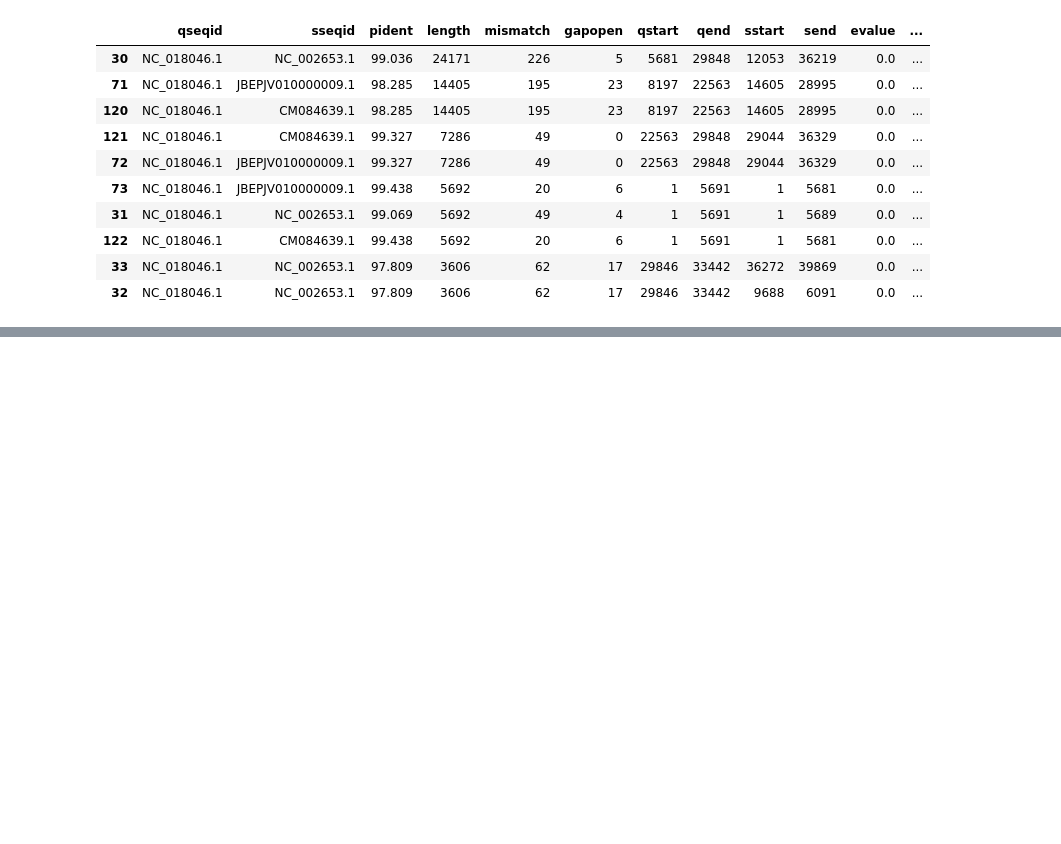
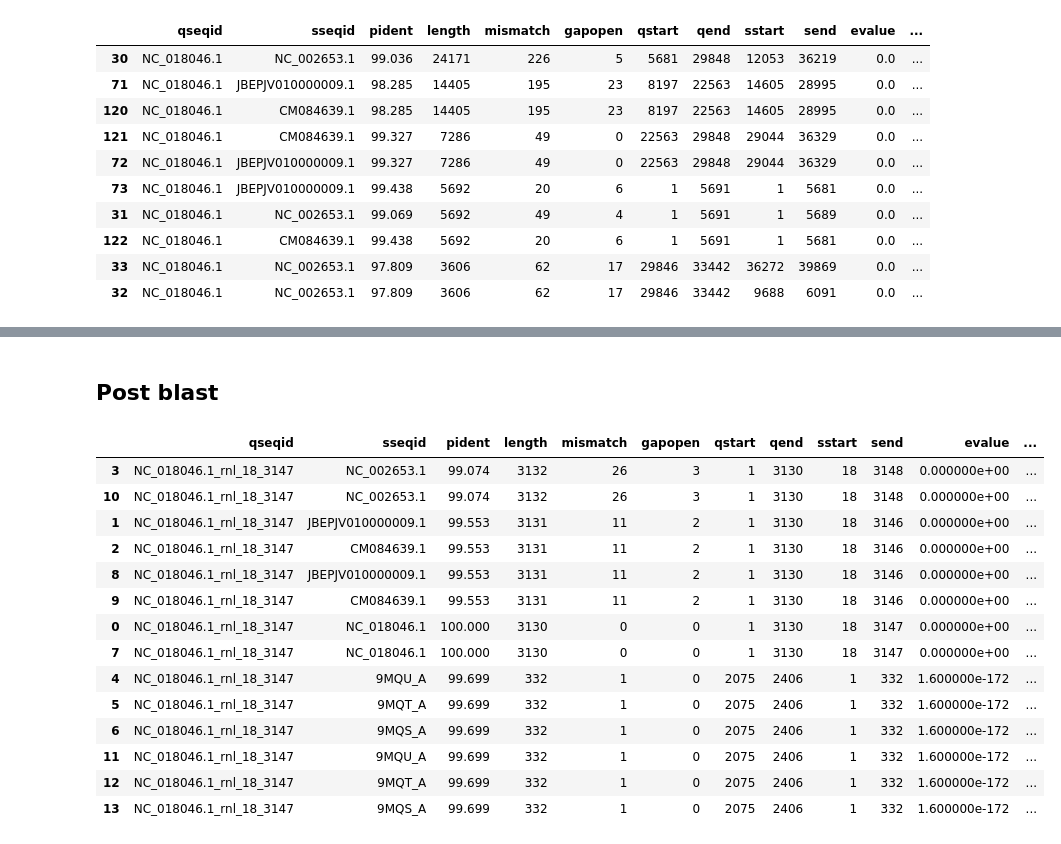
Before and after one commit to prince-ravi-leow/mol_evol_phylo_proj, a Jupyter notebook: notebook/Download_sequences.ipynb, the cells around one changed output, grey strips where cells are left out. Drawn from its saved outputs; the diff is of its cells as text; code cells hidden in the pictures; blank space fills up the shorter version.

Commit message:
candidata large ribosomal rRNA gene blast

```diff
--- a/notebook/Download_sequences.ipynb
+++ b/notebook/Download_sequences.ipynb
@@ -200,7 +116,7 @@ All done! FASTA files saved to: /Users/prince/proj/mol_evol_phylo_proj/data/geno
 # %%
-headers = "qseqid sseqid pident length mismatch gapopen qstart qend sstart send evalue bitscore".split(" ")
+headers = "qseqid sseqid pident length mismatch gapopen qstart qend sstart send evalue bitscore".split(
+    " "
+)
 df = pd.read_table("../data/results.out", names=headers)
 # remove self-hits
-df = df[~(
-    df["qseqid"] == df["sseqid"]
-)]
+df = df[~(df["qseqid"] == df["sseqid"])]
@@ -230,0 +265,23 @@ sns.histplot(data=df[df["length"] < 2000], x = "length")
+# %% [markdown]
+## Post blast
+# %%
+dfA = pd.read_table("../data/ref_rnl_blast.out", names=headers)
+# remove self-hits
+dfA = dfA[~(dfA["qseqid"] == dfA["sseqid"])]
+dfA.sort_values("length", ascending=False)
+# %% [output]
+|  | qseqid | sseqid | pident | length | mismatch | gapopen | qstart | qend | sstart | send | evalue | ... |
+| 3 | NC_018046.1_rnl_18_3147 | NC_002653.1 | 99.074 | 3132 | 26 | 3 | 1 | 3130 | 18 | 3148 | 0.000000e+00 | ... |
+| 10 | NC_018046.1_rnl_18_3147 | NC_002653.1 | 99.074 | 3132 | 26 | 3 | 1 | 3130 | 18 | 3148 | 0.000000e+00 | ... |
+| 1 | NC_018046.1_rnl_18_3147 | JBEPJV010000009.1 | 99.553 | 3131 | 11 | 2 | 1 | 3130 | 18 | 3146 | 0.000000e+00 | ... |
+| 2 | NC_018046.1_rnl_18_3147 | CM084639.1 | 99.553 | 3131 | 11 | 2 | 1 | 3130 | 18 | 3146 | 0.000000e+00 | ... |
+| 8 | NC_018046.1_rnl_18_3147 | JBEPJV010000009.1 | 99.553 | 3131 | 11 | 2 | 1 | 3130 | 18 | 3146 | 0.000000e+00 | ... |
+| 9 | NC_018046.1_rnl_18_3147 | CM084639.1 | 99.553 | 3131 | 11 | 2 | 1 | 3130 | 18 | 3146 | 0.000000e+00 | ... |
+| 0 | NC_018046.1_rnl_18_3147 | NC_018046.1 | 100.000 | 3130 | 0 | 0 | 1 | 3130 | 18 | 3147 | 0.000000e+00 | ... |
+| 7 | NC_018046.1_rnl_18_3147 | NC_018046.1 | 100.000 | 3130 | 0 | 0 | 1 | 3130 | 18 | 3147 | 0.000000e+00 | ... |
+| 4 | NC_018046.1_rnl_18_3147 | 9MQU_A | 99.699 | 332 | 1 | 0 | 2075 | 2406 | 1 | 332 | 1.600000e-172 | ... |
+| 5 | NC_018046.1_rnl_18_3147 | 9MQT_A | 99.699 | 332 | 1 | 0 | 2075 | 2406 | 1 | 332 | 1.600000e-172 | ... |
+| 6 | NC_018046.1_rnl_18_3147 | 9MQS_A | 99.699 | 332 | 1 | 0 | 2075 | 2406 | 1 | 332 | 1.600000e-172 | ... |
+| 11 | NC_018046.1_rnl_18_3147 | 9MQU_A | 99.699 | 332 | 1 | 0 | 2075 | 2406 | 1 | 332 | 1.600000e-172 | ... |
+| 12 | NC_018046.1_rnl_18_3147 | 9MQT_A | 99.699 | 332 | 1 | 0 | 2075 | 2406 | 1 | 332 | 1.600000e-172 | ... |
+| 13 | NC_018046.1_rnl_18_3147 | 9MQS_A | 99.699 | 332 | 1 | 0 | 2075 | 2406 | 1 | 332 | 1.600000e-172 | ... |
```
Also changed, not shown: parts of 23 cells of this notebook, 1 other file.
